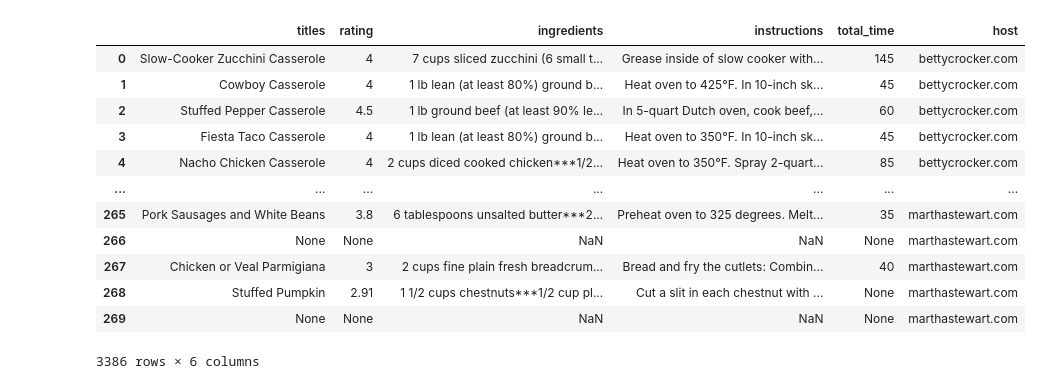
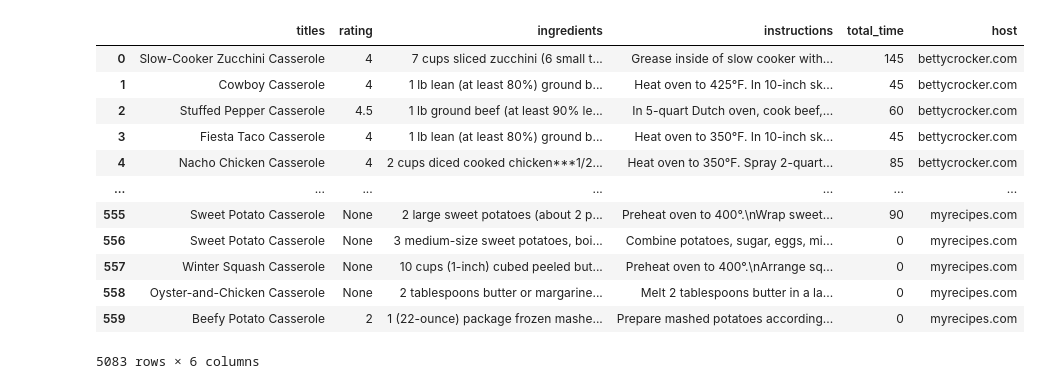
Before and after one commit to worldsbestdad/NSS-capstone-placeholder, a Jupyter notebook: notebooks/Cleanerdata.ipynb, the cells around one changed output. Cells and saved outputs as stored; diff of their text form; code cells hidden in the pictures.

```diff
--- a/notebooks/Cleanerdata.ipynb
+++ b/notebooks/Cleanerdata.ipynb
@@ -16,7 +16,13 @@ lsj = pd.read_excel('../data/littlespicejar.xlsx')
 nyt = pd.read_excel('../data/newyorktimes.xlsx')
 ms = pd.read_excel('../data/marthastewart.xlsx')
 e = pd.read_excel('../data/epicurious.xlsx')
+ak = pd.read_excel('../data/ambitiouskitchen.xlsx')
+cc = pd.read_excel('../data/closetcooking.xlsx')
+#cl = pd.read_excel('../data/countryliving.xlsx')
+f5 = pd.read_excel('../data/food52.xlsx')
+mr = pd.read_excel('../data/myrecipes.xlsx')
 # %%
+t = t.drop(t[t.rating == 'None'].index)
 t['rating'] = t['rating'].astype('int')/20
 t
 # %% [output]
@@ -113,27 +135,27 @@ pw.describe(include='all')
 | max | 56.000000 | NaN | NaN | NaN | NaN | NaN | NaN | NaN | NaN | ... |
 # %%
 recipes = pd.DataFrame()
-recipes['titles'] = pd.concat([bc['titles'], ar['titles'], ba['titles'], f['titles'], sl['titles'], pw['titles'], t['titles'], lsj['titles'], nyt['titles'], ms['titles'], e['titles']])
-recipes['rating'] = pd.concat([bc['rating'].astype('str'), ar['rating'].astype('str'), ba['rating'].astype('str'), f['rating'].astype('str'), sl['rating'].astype('str'), pw['rating'].astype('str'),t['rating'].astype('str'), lsj['rating'].astype('str'), nyt['rating'].astype('str'), ms['rating'].astype('str'), e['rating'].astype('str')])
-recipes['ingredients'] = pd.concat([bc['ingredients'], ar['ingredients'], ba['ingredients'], f['ingredients'], sl['ingredients'], pw['ingredients'], t['ingredients'], lsj['ingredients'], nyt['ingredients'], ms['ingredients'], e['ingredients']])
-recipes['instructions'] = pd.concat([bc['instructions'], ar['instructions'], ba['instructions'], f['instructions'], sl['instructions'], pw['instructions'], t['instructions'], lsj['instructions'], nyt['instructions'], ms['instructions'], e['instructions']])
-recipes['total_time'] = pd.concat([bc['total_time'], ar['total_time'], ba['total_time'], f['total_time'], sl['total_time'], pw['total_time'], t['total_time'], lsj['total_time'], nyt['total_time'], ms['total_time'], e['total_time']])
-recipes['host'] = pd.concat([bc['host'], ar['host'], ba['host'], f['host'], sl['host'], pw['host'], t['host'], lsj['host'], nyt['host'], ms['host'], e['host']])
+recipes['titles'] = pd.concat([bc['titles'], ar['titles'], ba['titles'], f['titles'], sl['titles'], pw['titles'], t['titles'], lsj['titles'], nyt['titles'], ms['titles'], e['titles'], ak['titles'], cc['titles'], f5['titles'], mr['titles']])
+recipes['rating'] = pd.concat([bc['rating'].astype('str'), ar['rating'].astype('str'), ba['rating'].astype('str'), f['rating'].astype('str'), sl['rating'].astype('str'), pw['rating'].astype('str'),t['rating'].astype('str'), lsj['rating'].astype('str'), nyt['rating'].astype('str'), ms['rating'].astype('str'), e['rating'].astype('str'), ak['rating'].astype('str'), cc['rating'].astype('str'), f5['rating'].astype('str'), mr['rating'].astype('str')])
+recipes['ingredients'] = pd.concat([bc['ingredients'], ar['ingredients'], ba['ingredients'], f['ingredients'], sl['ingredients'], pw['ingredients'], t['ingredients'], lsj['ingredients'], nyt['ingredients'], ms['ingredients'], e['ingredients'], ak['ingredients'], cc['ingredients'], f5['ingredients'], mr['ingredients']])
+recipes['instructions'] = pd.concat([bc['instructions'], ar['instructions'], ba['instructions'], f['instructions'], sl['instructions'], pw['instructions'], t['instructions'], lsj['instructions'], nyt['instructions'], ms['instructions'], e['instructions'], ak['instructions'], cc['instructions'], f5['instructions'], mr['instructions']])
+recipes['total_time'] = pd.concat([bc['total_time'], ar['total_time'], ba['total_time'], f['total_time'], sl['total_time'], pw['total_time'], t['total_time'], lsj['total_time'], nyt['total_time'], ms['total_time'], e['total_time'], ak['total_time'], cc['total_time'], f5['total_time'], mr['total_time']])
+recipes['host'] = pd.concat([bc['host'], ar['host'], ba['host'], f['host'], sl['host'], pw['host'], t['host'], lsj['host'], nyt['host'], ms['host'], e['host'], ak['host'], cc['host'], f5['host'], mr['host']])
 #recipes['nutrients'] = pd.concat([bc['nutrients'], ar['nutrients'], ba['nutrients'], f['nutrients'], sl['nutrients'], pw['nutrients']])
 recipes
 # %% [output]
 |  | titles | rating | ingredients | instructions | total_time | host |
 | 0 | Slow-Cooker Zucchini Casserole | 4 | 7 cups sliced zucchini (6 small t... | Grease inside of slow cooker with... | 145 | bettycrocker.com |
 | 1 | Cowboy Casserole | 4 | 1 lb lean (at least 80%) ground b... | Heat oven to 425°F. In 10-inch sk... | 45 | bettycrocker.com |
 | 2 | Stuffed Pepper Casserole | 4.5 | 1 lb ground beef (at least 90% le... | In 5-quart Dutch oven, cook beef,... | 60 | bettycrocker.com |
 | 3 | Fiesta Taco Casserole | 4 | 1 lb lean (at least 80%) ground b... | Heat oven to 350°F. In 10-inch sk... | 45 | bettycrocker.com |
 | 4 | Nacho Chicken Casserole | 4 | 2 cups diced cooked chicken***1/2... | Heat oven to 350°F. Spray 2-quart... | 85 | bettycrocker.com |
 | ... | ... | ... | ... | ... | ... | ... |
-| 265 | Pork Sausages and White Beans | 3.8 | 6 tablespoons unsalted butter***2... | Preheat oven to 325 degrees. Melt... | 35 | marthastewart.com |
-| 266 | None | None | NaN | NaN | None | marthastewart.com |
-| 267 | Chicken or Veal Parmigiana | 3 | 2 cups fine plain fresh breadcrum... | Bread and fry the cutlets: Combin... | 40 | marthastewart.com |
-| 268 | Stuffed Pumpkin | 2.91 | 1 1/2 cups chestnuts***1/2 cup pl... | Cut a slit in each chestnut with ... | None | marthastewart.com |
-| 269 | None | None | NaN | NaN | None | marthastewart.com |
+| 555 | Sweet Potato Casserole | None | 2 large sweet potatoes (about 2 p... | Preheat oven to 400°.\nWrap sweet... | 90 | myrecipes.com |
+| 556 | Sweet Potato Casserole | None | 3 medium-size sweet potatoes, boi... | Combine potatoes, sugar, eggs, mi... | 0 | myrecipes.com |
+| 557 | Winter Squash Casserole | None | 10 cups (1-inch) cubed peeled but... | Preheat oven to 400°.\nArrange sq... | 0 | myrecipes.com |
+| 558 | Oyster-and-Chicken Casserole | None | 2 tablespoons butter or margarine... | Melt 2 tablespoons butter in a la... | 0 | myrecipes.com |
+| 559 | Beefy Potato Casserole | 2 | 1 (22-ounce) package frozen mashe... | Prepare mashed potatoes according... | 0 | myrecipes.com |
-3386 rows × 6 columns
+5083 rows × 6 columns
 # %%
 #The following look for meat or type of meat within the recipes
```
Also changed, not shown: parts of 5 cells of this notebook, 2 other files.
